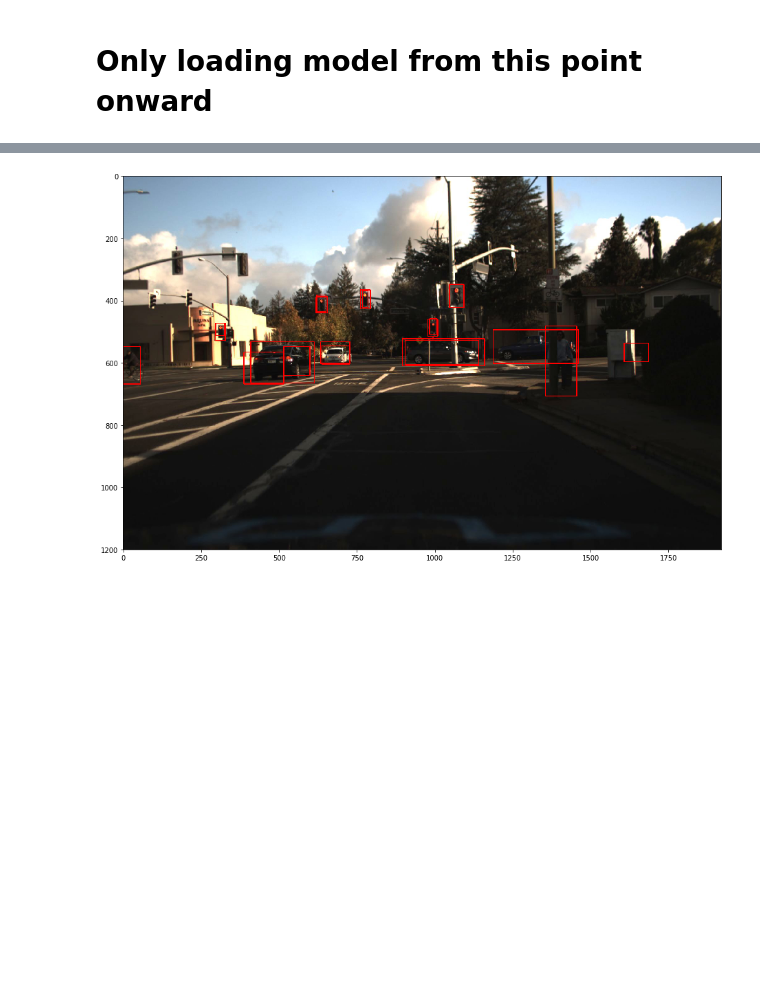
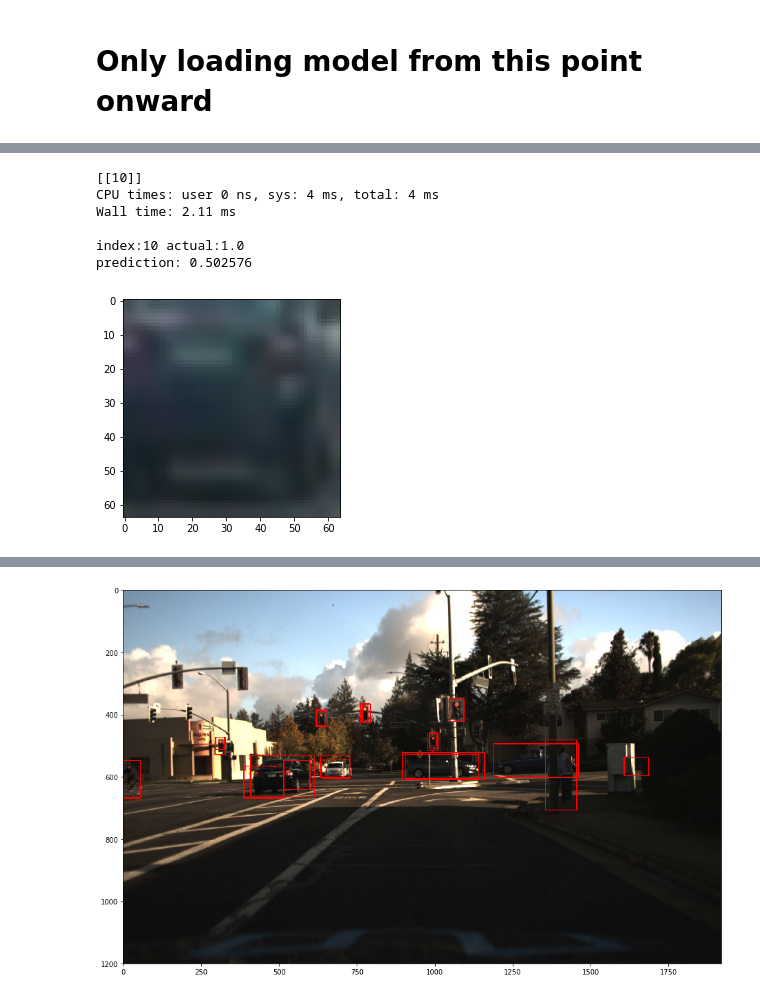
Before and after one commit to sir-siemens/didi-challenge, a Jupyter notebook: car_id_nn.ipynb, the cells around one changed output, grey strips where cells are left out. Saved outputs shown, nothing was run; the diff lists cells and outputs as text; code cells hidden in the pictures; blank space fills up the shorter version.

```diff
--- a/car_id_nn.ipynb
+++ b/car_id_nn.ipynb
@@ -216,3 +217,34 @@ prediction: 1.0
+# %%
+import pandas as pd
+
+pred = carIdModel.model.predict(x)
+pred = np.around(np.squeeze(pred), decimals=4)
+
+diff = np.absolute(np.squeeze(y-pred))
+
+incorrect = np.argwhere(diff>=0.4)
+print(incorrect)
+
+index = 10
+plt.imshow(x[index])
+%time test = carIdModel.predictSingle(x[index])
+print("")
+print("index:{0} actual:{1}".format(index, y[index]))
+print("prediction:", test)
+
+resultpd = pd.DataFrame(y)
+resultpd["1"] = pred
+# print(diff)
+
+# plt.hist(diff)
+# %% [output]
+[[10]]
+CPU times: user 0 ns, sys: 4 ms, total: 4 ms
+Wall time: 2.11 ms
+
+index:10 actual:1.0
+prediction: 0.502576
+[figure, added]
 # %%
 import pandas as pd
 import numpy as np
```
Also changed, not shown: parts of 1 cell of this notebook, 1 other file.
